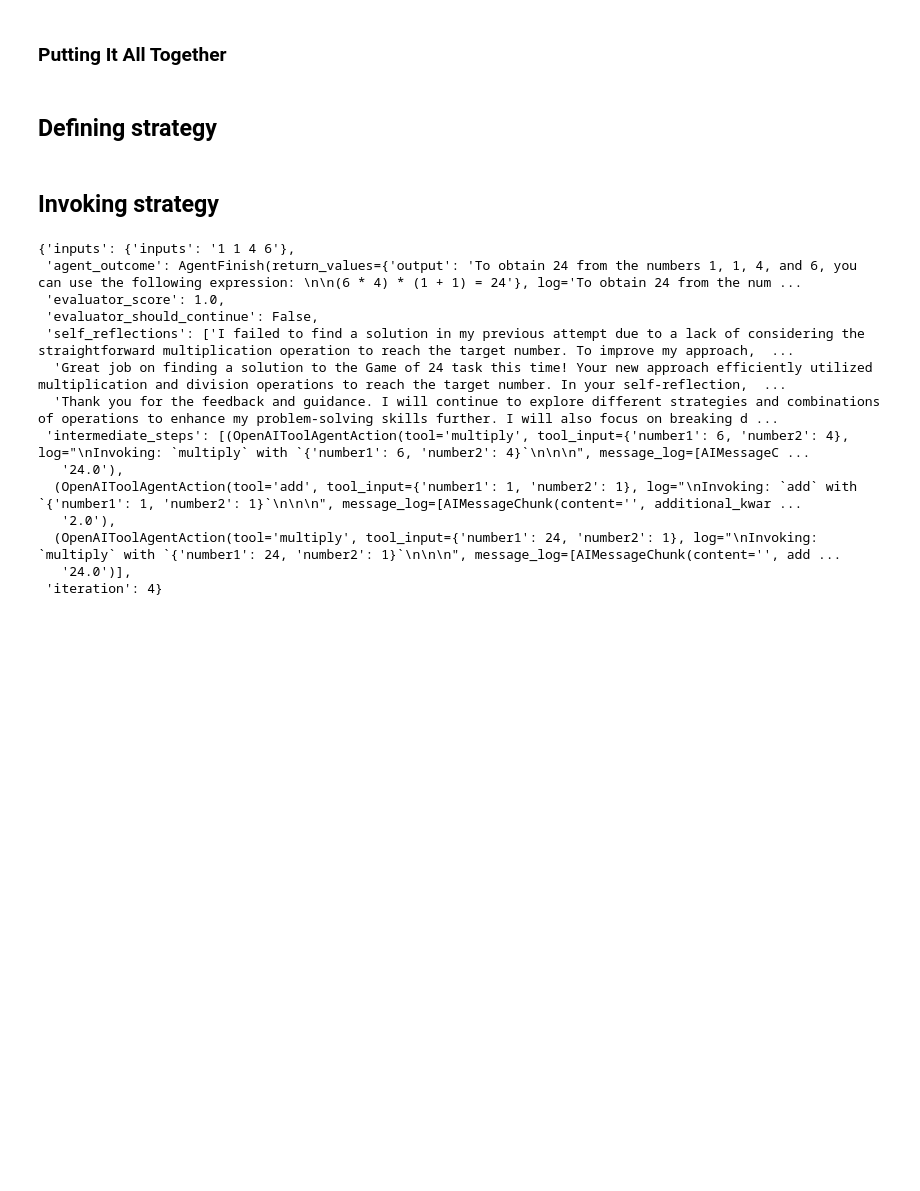
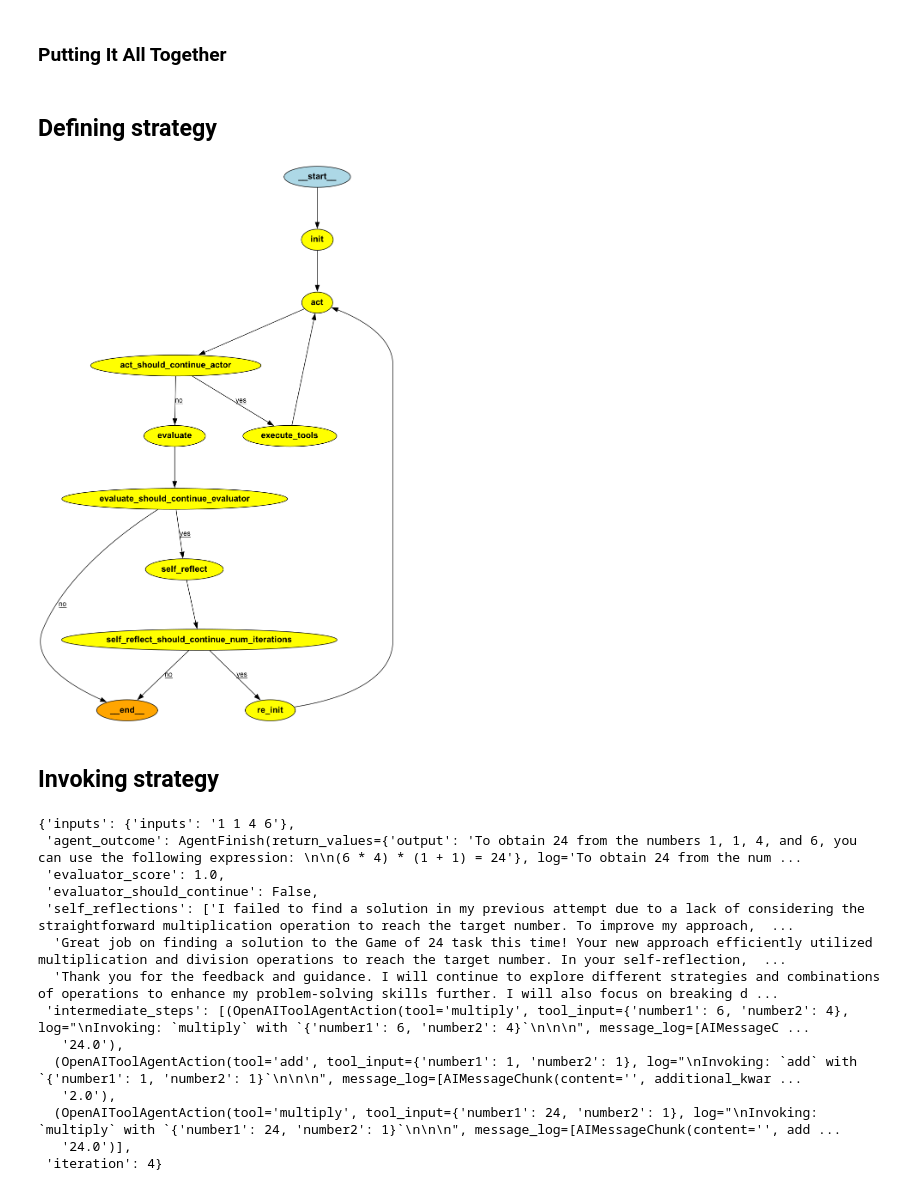
Before and after one commit to JetBrains-Research/planning-library, a Jupyter notebook: environments/game_of_24/reflexion.ipynb, the cells around one changed output. Cells and saved outputs as stored; diff of their text form; code cells hidden in the pictures; blank space fills up the shorter version.

Commit message:
Add docstrings to Reflexion + visualize graph

```diff
--- a/environments/game_of_24/reflexion.ipynb
+++ b/environments/game_of_24/reflexion.ipynb
@@ -187,6 +184,13 @@ self_reflection_runnable = (
 reflexion = ReflexionStrategy.create(
     agent=agent, tools=tools, evaluator_runnable=evaluator_runnable, self_reflection_runnable=self_reflection_runnable
 )
+# %%
+from IPython.display import Image
+
+
+Image(reflexion.get_graph().draw_png())
+# %% [output]
+[figure, added]
 # %% [markdown]
 ## Invoking strategy
 # %%
```
Also changed, not shown: parts of 1 cell of this notebook, 2 other files.
